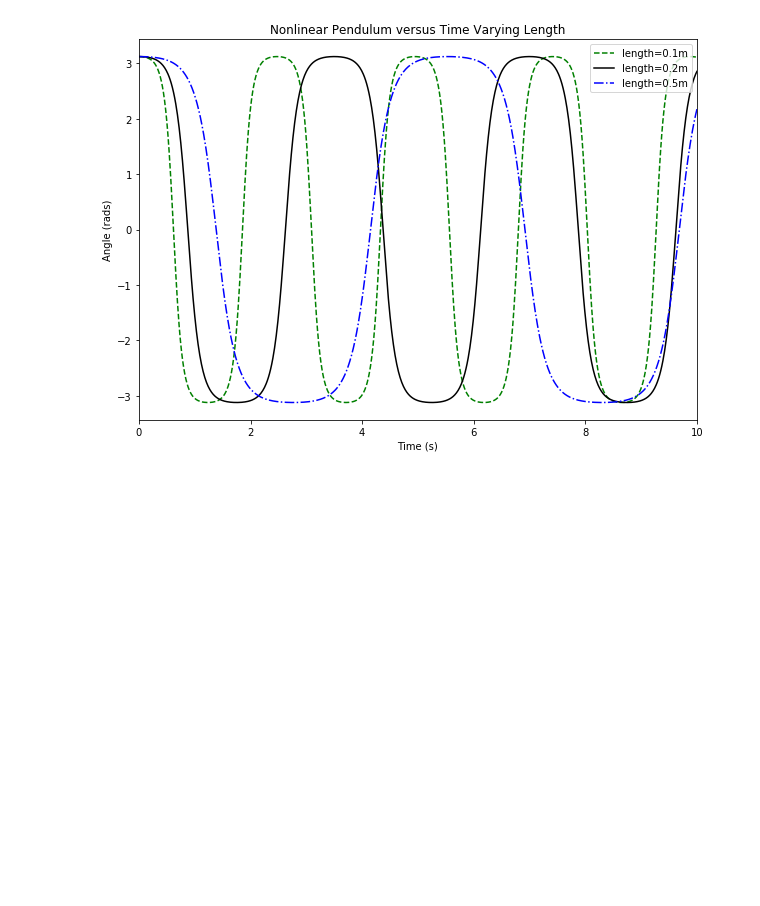
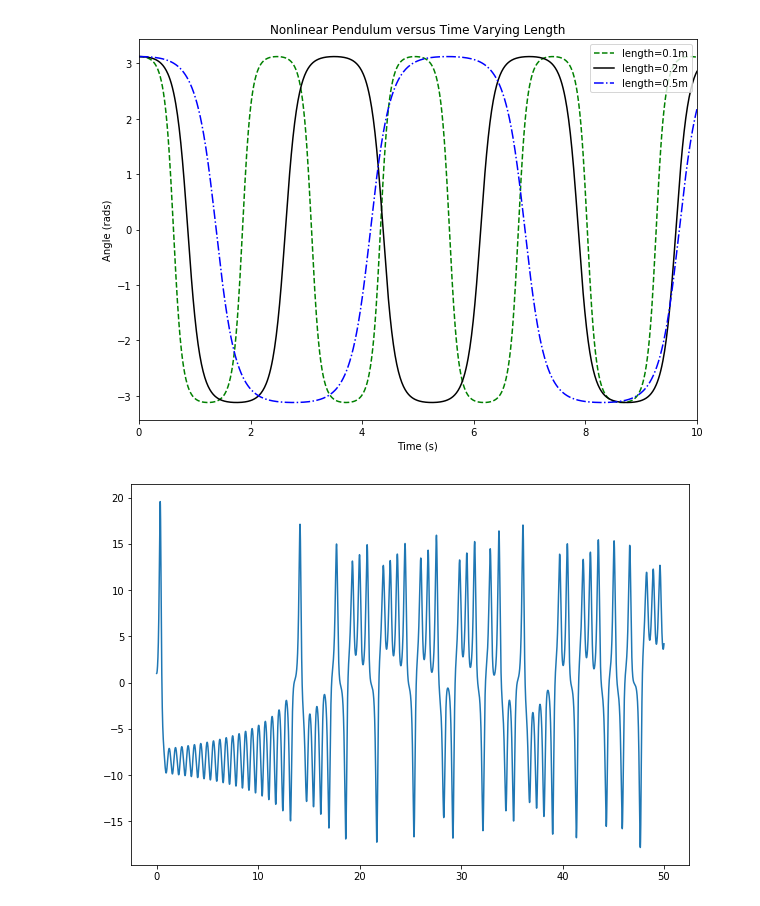
Before and after one commit to DannieWright/Final_Project, a Jupyter notebook: RungeKuttaTest.ipynb, the cells around one changed output. Saved outputs shown, nothing was run; the diff lists cells and outputs as text; code cells hidden in the pictures; blank space fills up the shorter version.

```diff
--- a/RungeKuttaTest.ipynb
+++ b/RungeKuttaTest.ipynb
@@ -110,0 +147,11 @@ if __name__ == "__main__":
+# %%
+if "__main__" == __name__:
+    plt.figure(figsize=(10, 7))
+    ax = plt.subplot(111)
+
+    plt.plot(solutionRK[:,0],solutionRK[:,1])
+
+    plt.legend (loc=1)
+    plt.show ()
+# %% [output]
+[figure, added]
```
Also changed, not shown: parts of 4 cells of this notebook, 1 other file.
